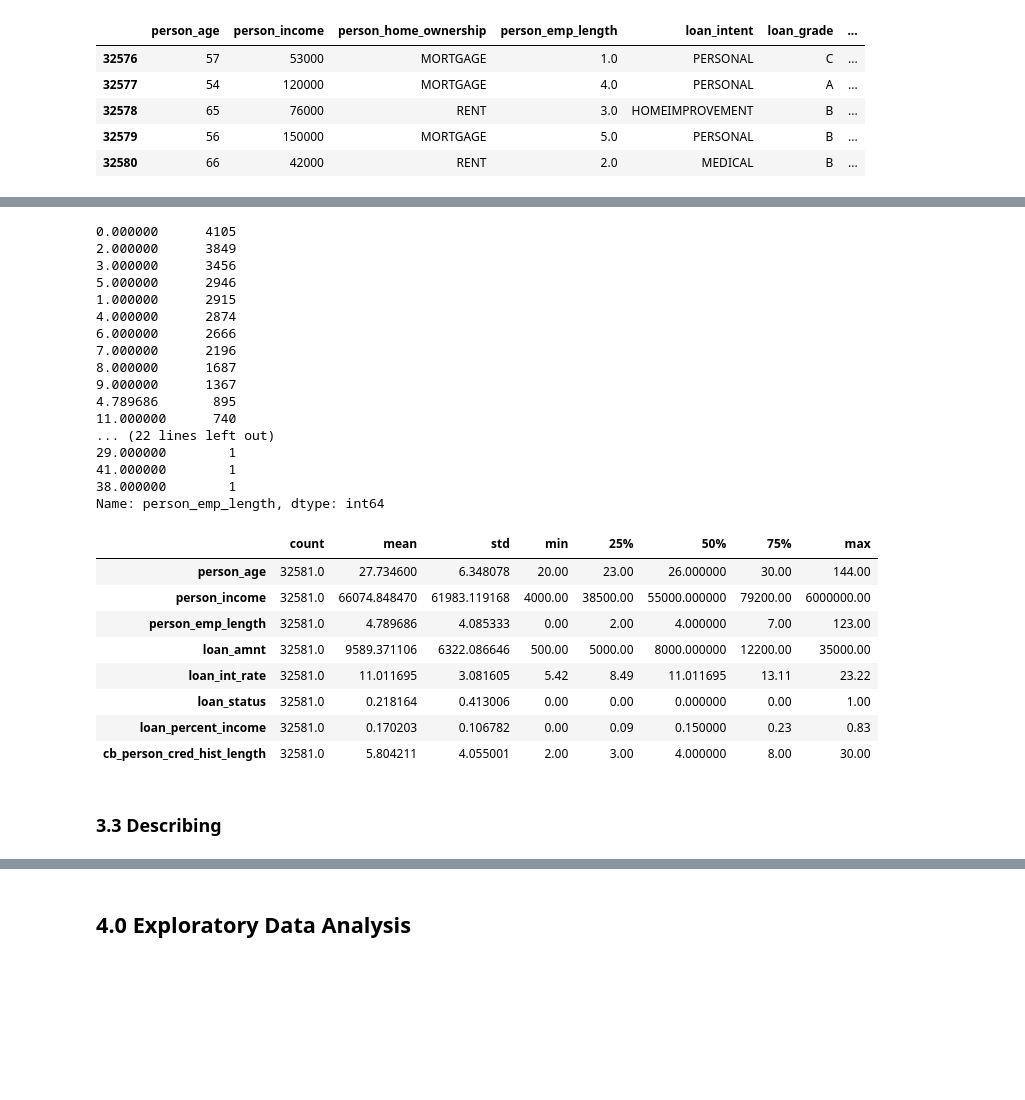
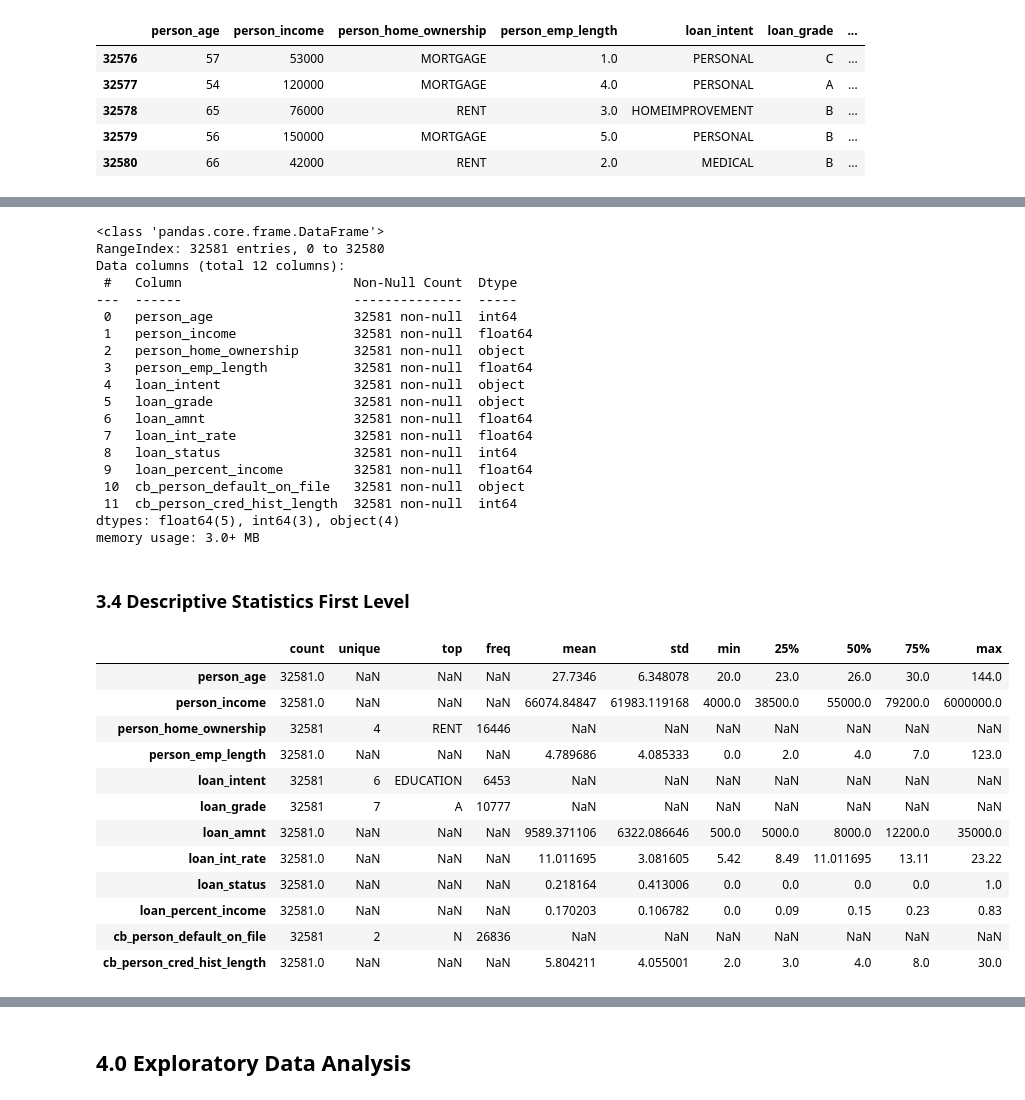
Before and after one commit to diegopmayer/credpay_default_prediction, a Jupyter notebook: credpay_diego_mayer_ciclo_01.ipynb, the cells around one changed output, grey strips where cells are left out. Cells and saved outputs as stored; diff of their text form; code cells hidden in the pictures; blank space fills up the shorter version.

Commit message:
Descriptive Statistics Fase

```diff
--- a/credpay_diego_mayer_ciclo_01.ipynb
+++ b/credpay_diego_mayer_ciclo_01.ipynb
@@ -140,36 +160,40 @@ Name: person_income, dtype: float64
-# %%
-base_credit['person_emp_length'].value_counts()
-# %% [output]
-0.000000      4105
-2.000000      3849
-3.000000      3456
-5.000000      2946
-1.000000      2915
-4.000000      2874
-6.000000      2666
-7.000000      2196
-8.000000      1687
-9.000000      1367
-4.789686       895
-11.000000      740
-... (22 lines left out)
-29.000000        1
-41.000000        1
-38.000000        1
-Name: person_emp_length, dtype: int64
 # %%
-base_credit.describe().T
+base_credit.info()
 # %% [output]
-|  | count | mean | std | min | 25% | 50% | 75% | max |
-| person_age | 32581.0 | 27.734600 | 6.348078 | 20.00 | 23.00 | 26.000000 | 30.00 | 144.00 |
-| person_income | 32581.0 | 66074.848470 | 61983.119168 | 4000.00 | 38500.00 | 55000.000000 | 79200.00 | 6000000.00 |
-| person_emp_length | 32581.0 | 4.789686 | 4.085333 | 0.00 | 2.00 | 4.000000 | 7.00 | 123.00 |
-| loan_amnt | 32581.0 | 9589.371106 | 6322.086646 | 500.00 | 5000.00 | 8000.000000 | 12200.00 | 35000.00 |
-| loan_int_rate | 32581.0 | 11.011695 | 3.081605 | 5.42 | 8.49 | 11.011695 | 13.11 | 23.22 |
-| loan_status | 32581.0 | 0.218164 | 0.413006 | 0.00 | 0.00 | 0.000000 | 0.00 | 1.00 |
-| loan_percent_income | 32581.0 | 0.170203 | 0.106782 | 0.00 | 0.09 | 0.150000 | 0.23 | 0.83 |
-| cb_person_cred_hist_length | 32581.0 | 5.804211 | 4.055001 | 2.00 | 3.00 | 4.000000 | 8.00 | 30.00 |
+<class 'pandas.core.frame.DataFrame'>
+RangeIndex: 32581 entries, 0 to 32580
+Data columns (total 12 columns):
+ #   Column                      Non-Null Count  Dtype
+---  ------                      --------------  -----
+ 0   person_age                  32581 non-null  int64
+ 1   person_income               32581 non-null  float64
+ 2   person_home_ownership       32581 non-null  object
+ 3   person_emp_length           32581 non-null  float64
+ 4   loan_intent                 32581 non-null  object
+ 5   loan_grade                  32581 non-null  object
+ 6   loan_amnt                   32581 non-null  float64
+ 7   loan_int_rate               32581 non-null  float64
+ 8   loan_status                 32581 non-null  int64
+ 9   loan_percent_income         32581 non-null  float64
+ 10  cb_person_default_on_file   32581 non-null  object
+ 11  cb_person_cred_hist_length  32581 non-null  int64
+dtypes: float64(5), int64(3), object(4)
+memory usage: 3.0+ MB
 # %% [markdown]
-### 3.3 Describing
+### 3.4 Descriptive Statistics First Level
 # %%
-base_cre
+base_credit.describe(include='all').T
+# %% [output]
+|  | count | unique | top | freq | mean | std | min | 25% | 50% | 75% | max |
+| person_age | 32581.0 | NaN | NaN | NaN | 27.7346 | 6.348078 | 20.0 | 23.0 | 26.0 | 30.0 | 144.0 |
+| person_income | 32581.0 | NaN | NaN | NaN | 66074.84847 | 61983.119168 | 4000.0 | 38500.0 | 55000.0 | 79200.0 | 6000000.0 |
+| person_home_ownership | 32581 | 4 | RENT | 16446 | NaN | NaN | NaN | NaN | NaN | NaN | NaN |
+| person_emp_length | 32581.0 | NaN | NaN | NaN | 4.789686 | 4.085333 | 0.0 | 2.0 | 4.0 | 7.0 | 123.0 |
+| loan_intent | 32581 | 6 | EDUCATION | 6453 | NaN | NaN | NaN | NaN | NaN | NaN | NaN |
+| loan_grade | 32581 | 7 | A | 10777 | NaN | NaN | NaN | NaN | NaN | NaN | NaN |
+| loan_amnt | 32581.0 | NaN | NaN | NaN | 9589.371106 | 6322.086646 | 500.0 | 5000.0 | 8000.0 | 12200.0 | 35000.0 |
+| loan_int_rate | 32581.0 | NaN | NaN | NaN | 11.011695 | 3.081605 | 5.42 | 8.49 | 11.011695 | 13.11 | 23.22 |
+| loan_status | 32581.0 | NaN | NaN | NaN | 0.218164 | 0.413006 | 0.0 | 0.0 | 0.0 | 0.0 | 1.0 |
+| loan_percent_income | 32581.0 | NaN | NaN | NaN | 0.170203 | 0.106782 | 0.0 | 0.09 | 0.15 | 0.23 | 0.83 |
+| cb_person_default_on_file | 32581 | 2 | N | 26836 | NaN | NaN | NaN | NaN | NaN | NaN | NaN |
+| cb_person_cred_hist_length | 32581.0 | NaN | NaN | NaN | 5.804211 | 4.055001 | 2.0 | 3.0 | 4.0 | 8.0 | 30.0 |
```
Also changed, not shown: parts of 12 cells of this notebook.
